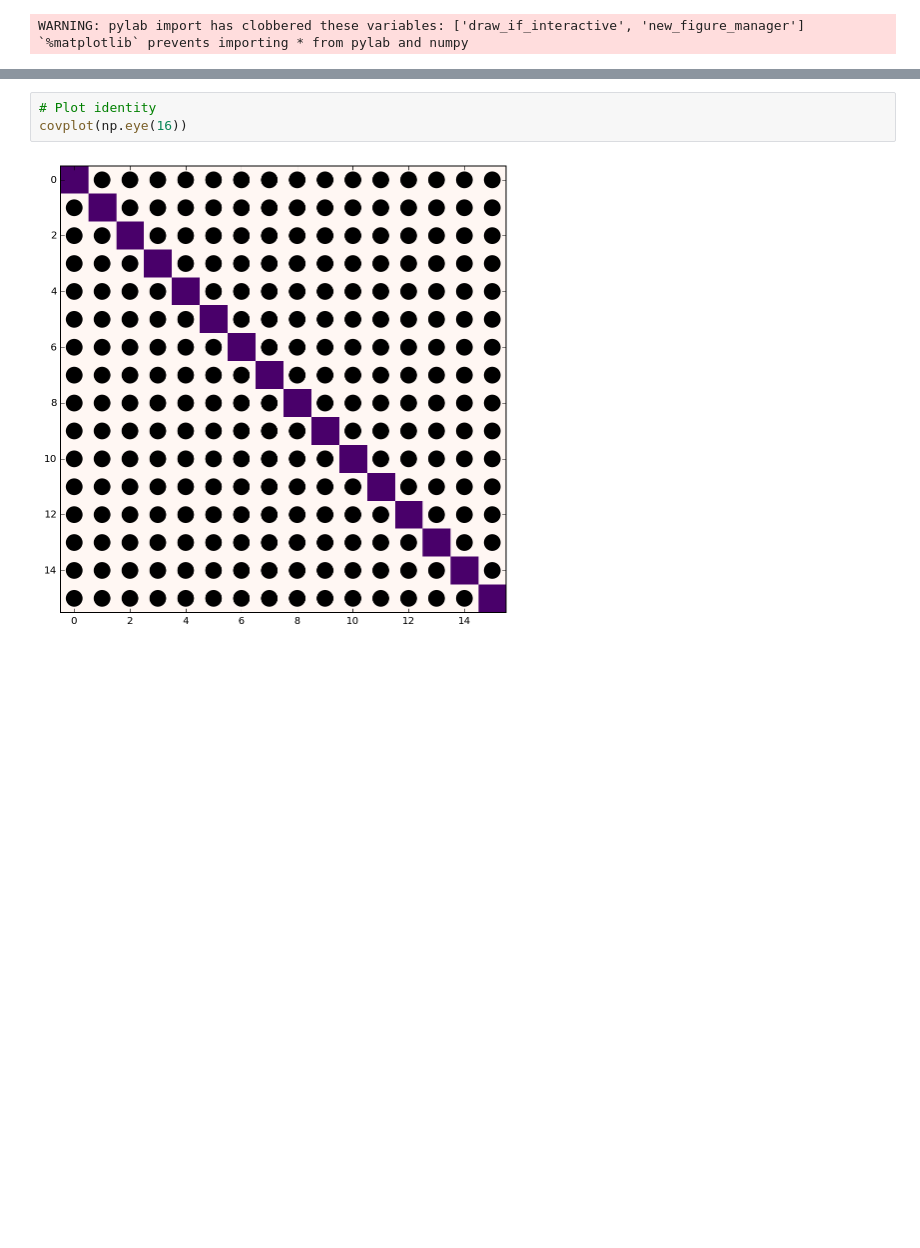
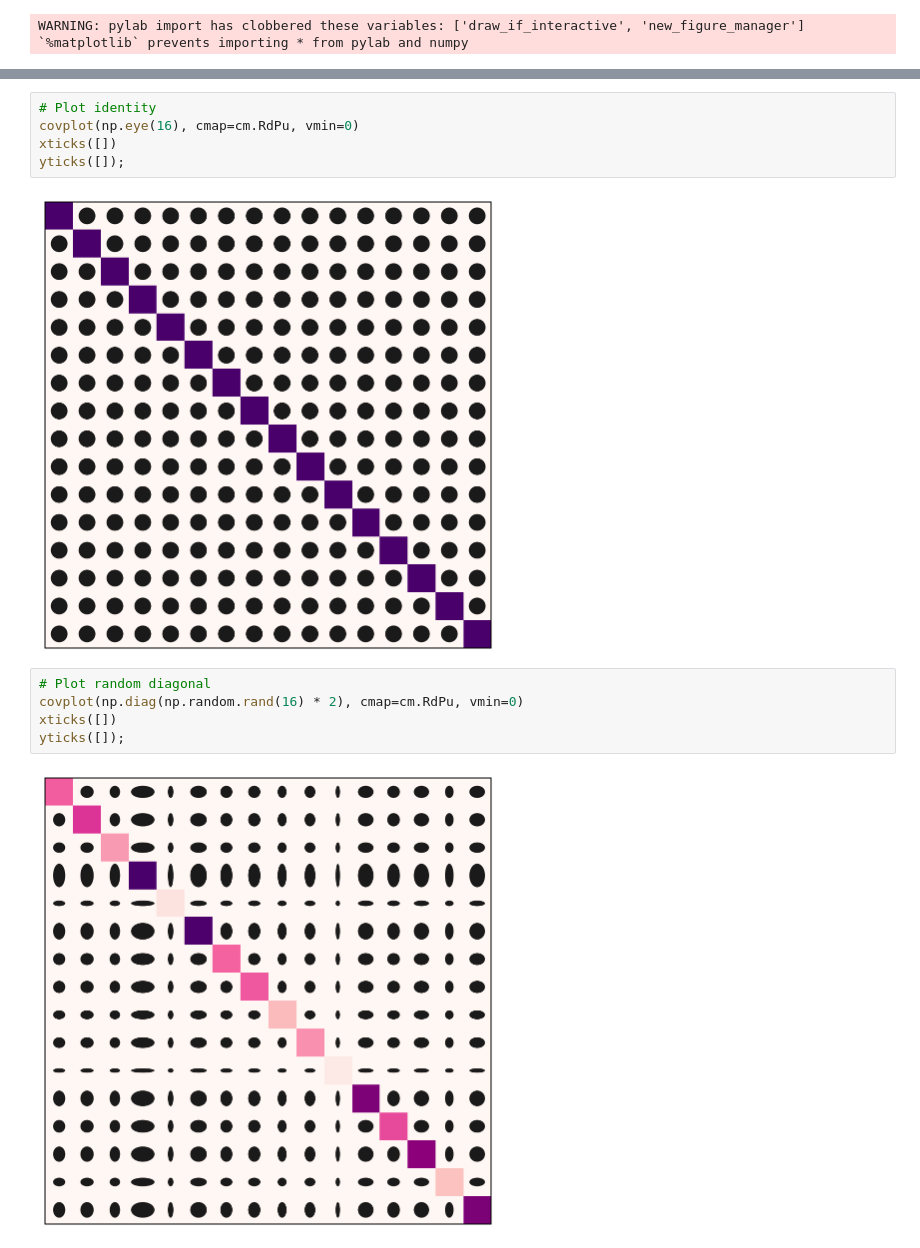
Before and after one commit to alexhuth/notebook-sharing, a Jupyter notebook: Prior Plot.ipynb, the cells around one changed output, grey strips where cells are left out. Drawn from its saved outputs; the diff is of its cells as text; blank space fills up the shorter version.

```diff
--- a/Prior Plot.ipynb
+++ b/Prior Plot.ipynb
@@ -86,5 +101,14 @@ yticks(range(len(words)), words, fontsize=15);
 # %%
 # Plot identity
-covplot(np.eye(16))
+covplot(np.eye(16), cmap=cm.RdPu, vmin=0)
+xticks([])
+yticks([]);
 # %% [output]
-[figure, old version]
+[figure, new version]
+# %%
+# Plot random diagonal
+covplot(np.diag(np.random.rand(16) * 2), cmap=cm.RdPu, vmin=0)
+xticks([])
+yticks([]);
+# %% [output]
+[figure, added]
```
Also changed, not shown: parts of 5 cells of this notebook.
